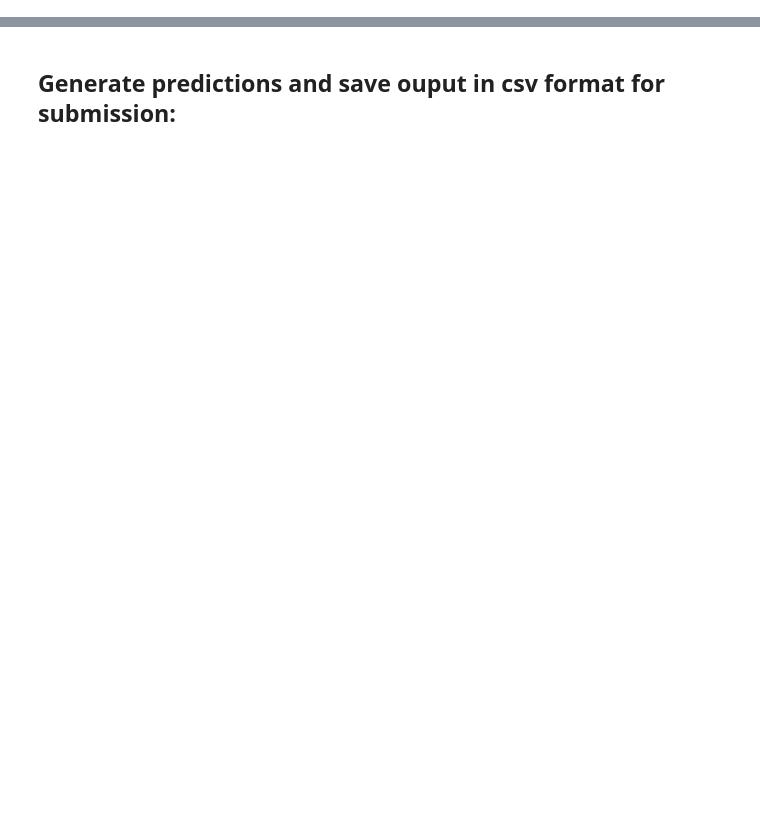
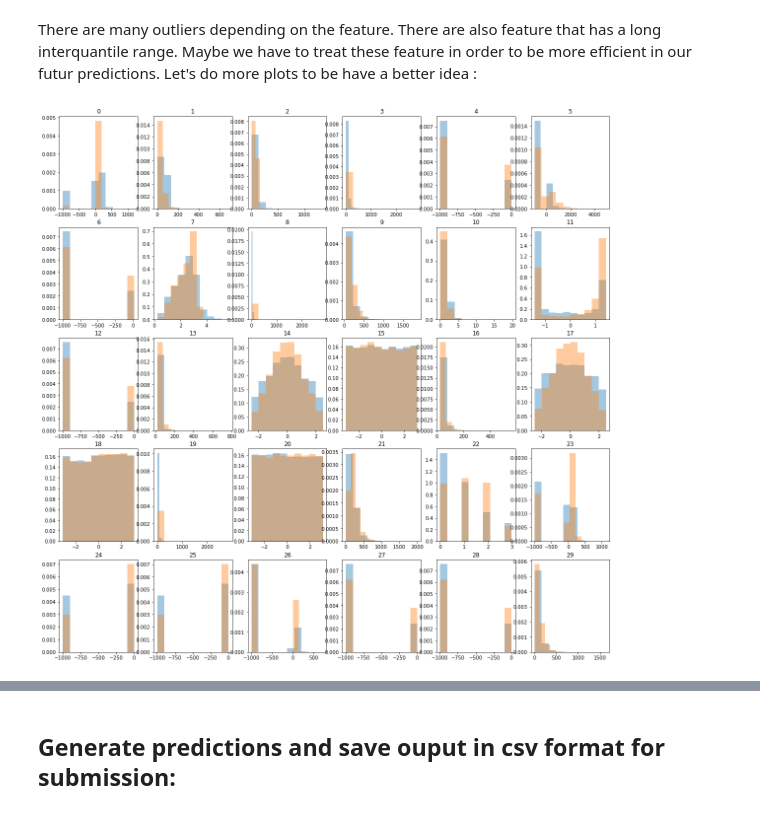
Before and after one commit to CS-433/ml-project-1-jlg, a Jupyter notebook: scripts/project1.ipynb, the cells around one changed output, grey strips where cells are left out. Saved outputs shown, nothing was run; the diff lists cells and outputs as text; code cells hidden in the pictures; blank space fills up the shorter version.

```diff
--- a/scripts/project1.ipynb
+++ b/scripts/project1.ipynb
@@ -24,0 +50,20 @@ print("Ridge regression weights {w} and loss {loss}".format(w=w_rr, loss=loss_rr
+# %% [markdown]
+There are many outliers depending on the feature. There are also feature that has a long interquantile range. Maybe we have to treat these feature in order to be more efficient in our futur predictions. Let's do more plots to be have a better idea :
+# %%
+ind_1 = np.where(y == 1)
+ind_2 = np.where(y == -1)
+tX_1 = tX[ind_1[0],:]
+tX_2 = tX[ind_2[0],:]
+
+fig, axs = plt.subplots(5, 6, figsize=(20,20))
+
+n = 0
+for i in range(5) :
+    for j in range(6) :
+        axs[i,j].hist(tX_2[:,n], alpha=0.4, density=True, label=['y=-1', 'y=1'])
+        axs[i,j].hist(tX_1[:,n], alpha=0.4, density=True)
+        axs[i,j].set_title(n)
+        n = n + 1
+plt.show()
+# %% [output]
+[figure, added]
```
Also changed, not shown: parts of 62 cells of this notebook, 6 other files.
